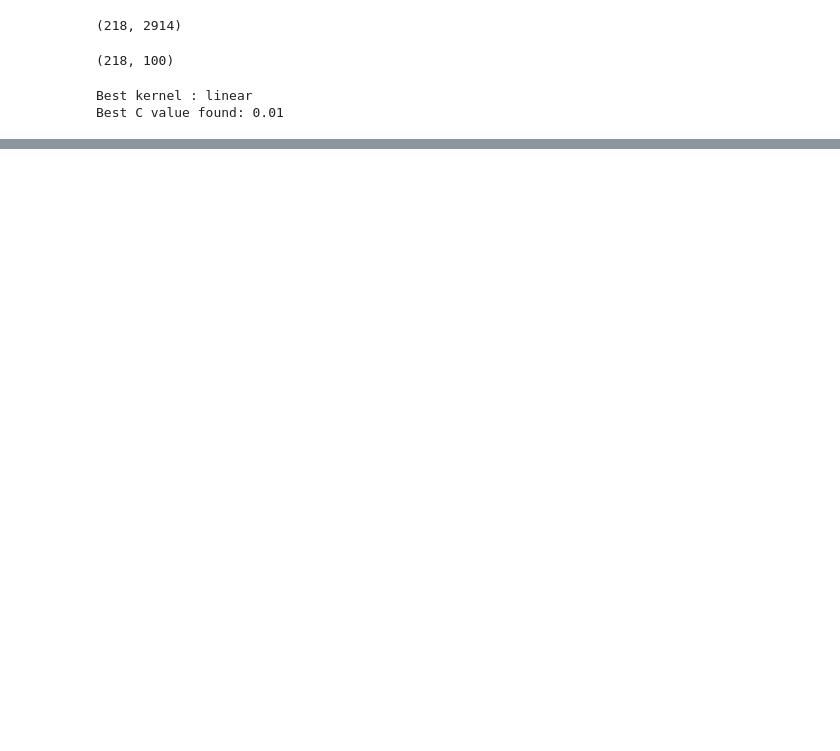
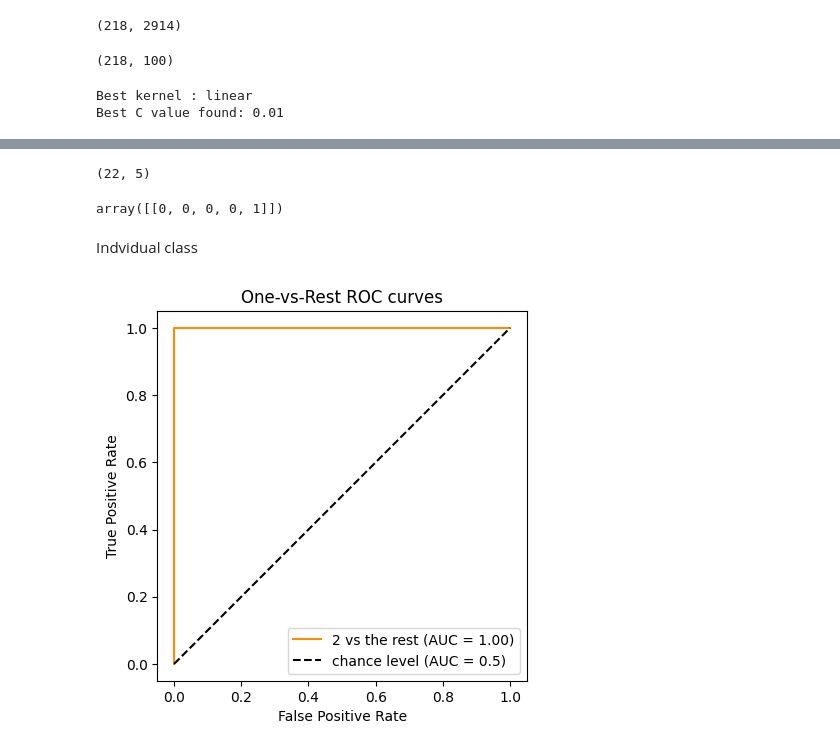
Before and after one commit to mena5800/face_recognition, a Jupyter notebook: model training/model.ipynb, the cells around one changed output, grey strips where cells are left out. Cells and saved outputs as stored; diff of their text form; code cells hidden in the pictures; blank space fills up the shorter version.

```diff
--- a/model training/model.ipynb
+++ b/model training/model.ipynb
@@ -194,0 +232,37 @@ with open('trained_model.pkl', 'rb') as f:
+# %%
+from sklearn.preprocessing import LabelBinarizer
+
+label_binarizer = LabelBinarizer().fit(y_train)
+y_onehot_test = label_binarizer.transform(y_test)
+y_onehot_test.shape  # (n_samples, n_classes)
+# %% [output]
+(22, 5)
+# %%
+label_binarizer.transform([4])
+# %% [output]
+array([[0, 0, 0, 0, 1]])
+# %% [markdown]
+Indvidual class
+# %%
+class_of_interest = 2
+class_id = np.flatnonzero(label_binarizer.classes_ == class_of_interest)[0]
+y_score=clf.predict_proba(X_test)
+# %%
+import matplotlib.pyplot as plt
+from sklearn.metrics import RocCurveDisplay
+
+RocCurveDisplay.from_predictions(
+    y_onehot_test[:, class_id],
+    y_score[:, class_id],
+    name=f"{class_of_interest} vs the rest",
+    color="darkorange",
+)
+plt.plot([0, 1], [0, 1], "k--", label="chance level (AUC = 0.5)")
+plt.axis("square")
+plt.xlabel("False Positive Rate")
+plt.ylabel("True Positive Rate")
+plt.title("One-vs-Rest ROC curves")
+plt.legend()
+plt.show()
+# %% [output]
+[figure, added]
```
Also changed, not shown: parts of 8 cells of this notebook.
